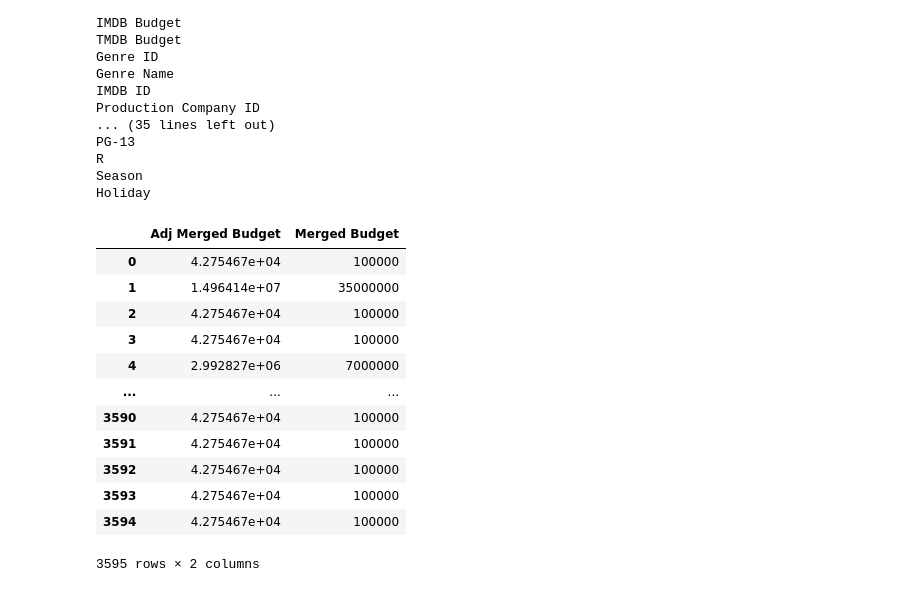
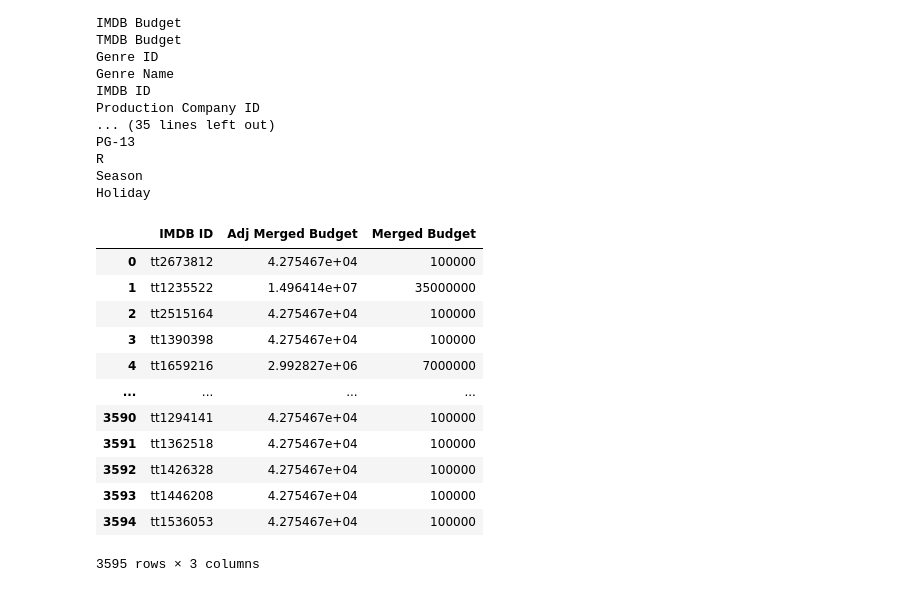
Before and after one commit to samob917/en553.602.FA23, a Jupyter notebook: 3. Data Preparation/3.3 Construct Data/add_holidays_and_seasons.ipynb, the cells around one changed output. Drawn from its saved outputs; the diff is of its cells as text; code cells hidden in the pictures.

```diff
--- a/3. Data Preparation/3.3 Construct Data/add_holidays_and_seasons.ipynb
+++ b/3. Data Preparation/3.3 Construct Data/add_holidays_and_seasons.ipynb
@@ -200,26 +200,30 @@ import numpy as np
 
 def inflate(date, dollars):
     try:
-        return cpi.inflate(dollars, date.year, to=1983) #when cpi was 100
+        if date.year == 2023:
+            multiplier = 100/302.9
+            return dollars * multiplier
+        else:
+            return cpi.inflate(dollars, date.year, to=1983) #when cpi was 100
     except:
         return np.nan
 # %%
 df["Adj Merged Budget"] = df.apply(lambda x: inflate(x["US Release Date"], x["Merged Budget"]), axis=1)
 df["Adj Merged Revenue"] = df.apply(lambda x: inflate(x["US Release Date"], x["Merged Revenue"]), axis=1)
-df[["Adj Merged Budget", "Merged Budget"]]
+df[["IMDB ID", "Adj Merged Budget", "Merged Budget"]]
 # %% [output]
-|  | Adj Merged Budget | Merged Budget |
-| 0 | 4.275467e+04 | 100000 |
-| 1 | 1.496414e+07 | 35000000 |
-| 2 | 4.275467e+04 | 100000 |
-| 3 | 4.275467e+04 | 100000 |
-| 4 | 2.992827e+06 | 7000000 |
-| ... | ... | ... |
-| 3590 | 4.275467e+04 | 100000 |
-| 3591 | 4.275467e+04 | 100000 |
-| 3592 | 4.275467e+04 | 100000 |
-| 3593 | 4.275467e+04 | 100000 |
-| 3594 | 4.275467e+04 | 100000 |
+|  | IMDB ID | Adj Merged Budget | Merged Budget |
+| 0 | tt2673812 | 4.275467e+04 | 100000 |
+| 1 | tt1235522 | 1.496414e+07 | 35000000 |
+| 2 | tt2515164 | 4.275467e+04 | 100000 |
+| 3 | tt1390398 | 4.275467e+04 | 100000 |
+| 4 | tt1659216 | 2.992827e+06 | 7000000 |
+| ... | ... | ... | ... |
+| 3590 | tt1294141 | 4.275467e+04 | 100000 |
+| 3591 | tt1362518 | 4.275467e+04 | 100000 |
+| 3592 | tt1426328 | 4.275467e+04 | 100000 |
+| 3593 | tt1446208 | 4.275467e+04 | 100000 |
+| 3594 | tt1536053 | 4.275467e+04 | 100000 |
-3595 rows × 2 columns
+3595 rows × 3 columns
 # %%
 df.to_csv("data_with_holiday_and_cpi.csv")
```
Also changed, not shown: parts of 1 cell of this notebook, 1 other file.
